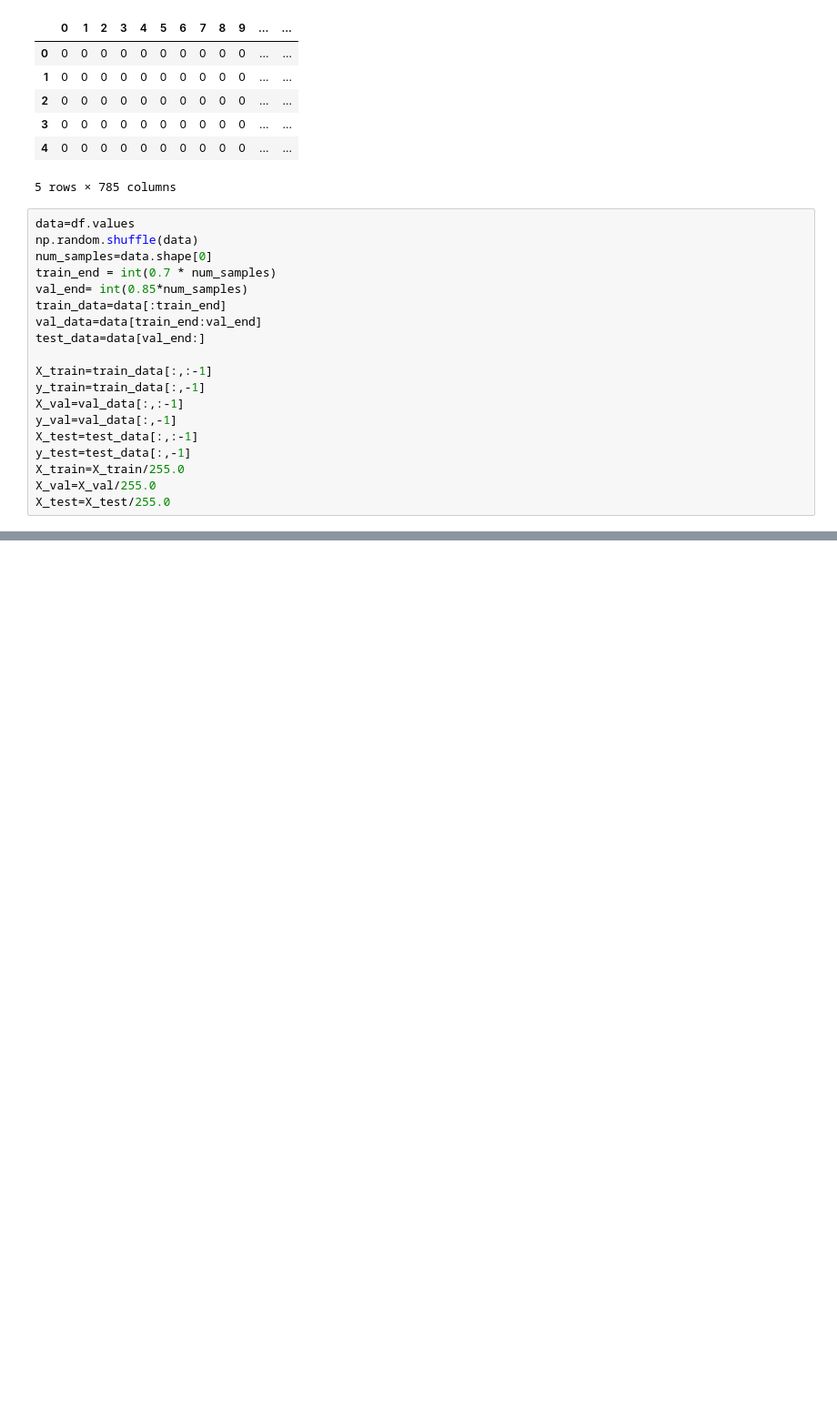
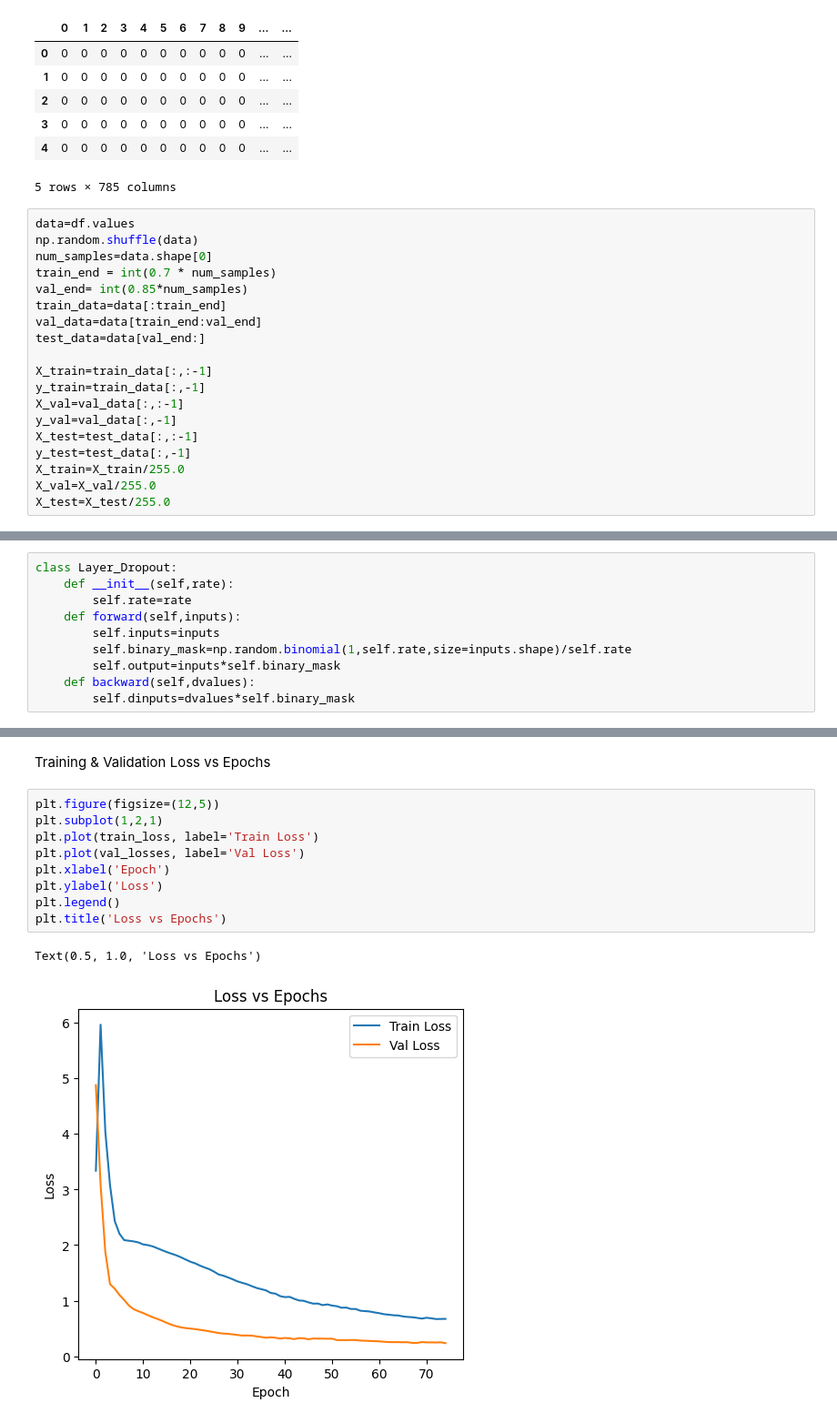
Before and after one commit to trivediadi/Neural-Network-from-Scratch-with-Numpy, a Jupyter notebook: MNIST from scratch.ipynb, the cells around one changed output, grey strips where cells are left out. Shown: that part at 91% size. Drawn from its saved outputs; the diff is of its cells as text; blank space fills up the shorter version.

```diff
--- a/MNIST from scratch.ipynb
+++ b/MNIST from scratch.ipynb
@@ -169,0 +170,10 @@ class Optimizer_Adam:
+# %%
+class Layer_Dropout:
+    def __init__(self,rate):
+        self.rate=rate
+    def forward(self,inputs):
+        self.inputs=inputs
+        self.binary_mask=np.random.binomial(1,self.rate,size=inputs.shape)/self.rate
+        self.output=inputs*self.binary_mask
+    def backward(self,dvalues):
+        self.dinputs=dvalues*self.binary_mask
@@ -242,0 +332,14 @@ acc: 0.941, loss: 9.111
+# %% [markdown]
+Training & Validation Loss vs Epochs
+# %%
+plt.figure(figsize=(12,5))
+plt.subplot(1,2,1)
+plt.plot(train_loss, label='Train Loss')
+plt.plot(val_losses, label='Val Loss')
+plt.xlabel('Epoch')
+plt.ylabel('Loss')
+plt.legend()
+plt.title('Loss vs Epochs')
+# %% [output]
+Text(0.5, 1.0, 'Loss vs Epochs')
+[figure, added]
```
Also changed, not shown: parts of 26 cells of this notebook, 3 other files.
